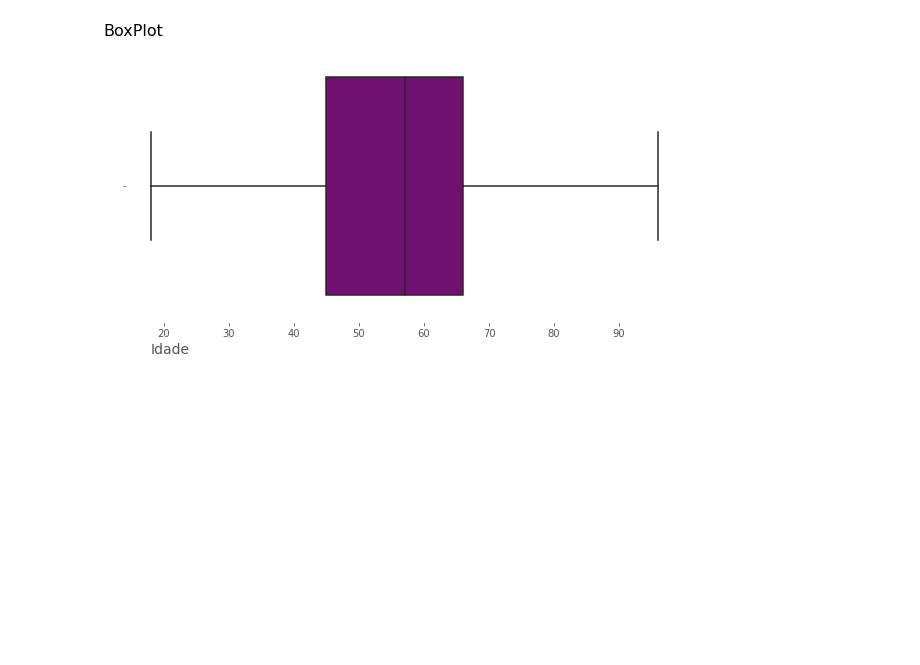
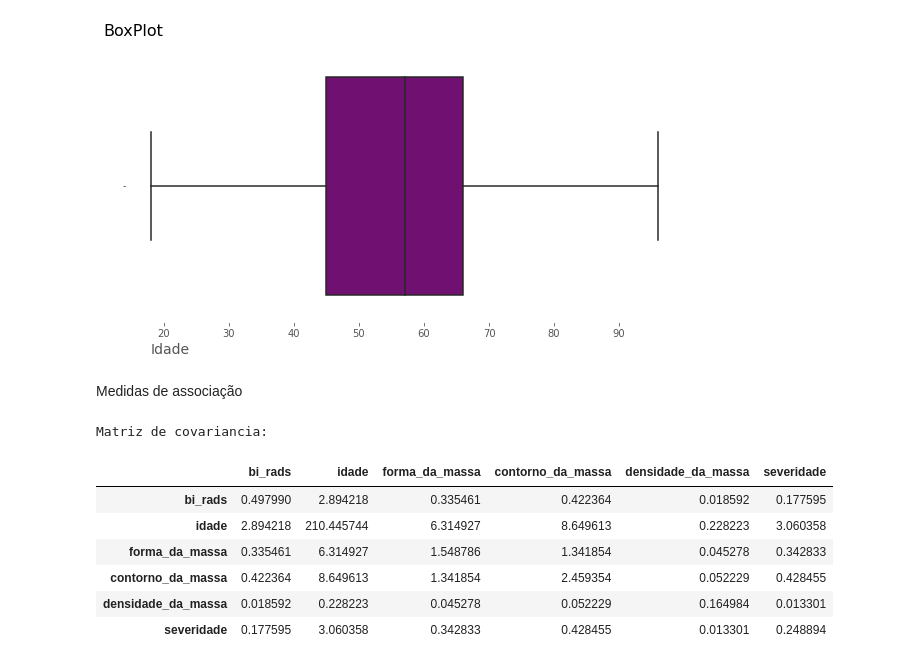
Before and after one commit to LilianeAquino/introducao_mineracao_de_dados, a Jupyter notebook: 03_analise_descritiva_de_dados.ipynb, the cells around one changed output. Cells and saved outputs as stored; diff of their text form; code cells hidden in the pictures; blank space fills up the shorter version.

Commit message:
Análise descritiva dos dados

```diff
--- a/03_analise_descritiva_de_dados.ipynb
+++ b/03_analise_descritiva_de_dados.ipynb
@@ -281,3 +281,17 @@ ax.set_xlabel('Idade', horizontalalignment='right', x=0.115, fontsize=14)
 plt.show()
 # %% [output]
 [figure]
+# %% [markdown]
+Medidas de associação
+# %%
+print('Matriz de covariancia: ')
+dados.cov()
+# %% [output]
+Matriz de covariancia:
+|  | bi_rads | idade | forma_da_massa | contorno_da_massa | densidade_da_massa | severidade |
+| bi_rads | 0.497990 | 2.894218 | 0.335461 | 0.422364 | 0.018592 | 0.177595 |
+| idade | 2.894218 | 210.445744 | 6.314927 | 8.649613 | 0.228223 | 3.060358 |
+| forma_da_massa | 0.335461 | 6.314927 | 1.548786 | 1.341854 | 0.045278 | 0.342833 |
+| contorno_da_massa | 0.422364 | 8.649613 | 1.341854 | 2.459354 | 0.052229 | 0.428455 |
+| densidade_da_massa | 0.018592 | 0.228223 | 0.045278 | 0.052229 | 0.164984 | 0.013301 |
+| severidade | 0.177595 | 3.060358 | 0.342833 | 0.428455 | 0.013301 | 0.248894 |
```
Also changed, not shown: parts of 2 cells of this notebook.
